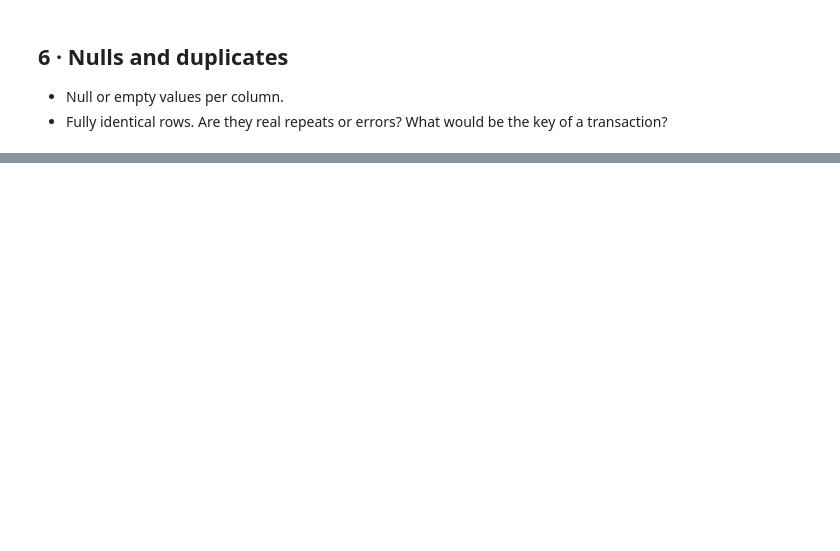
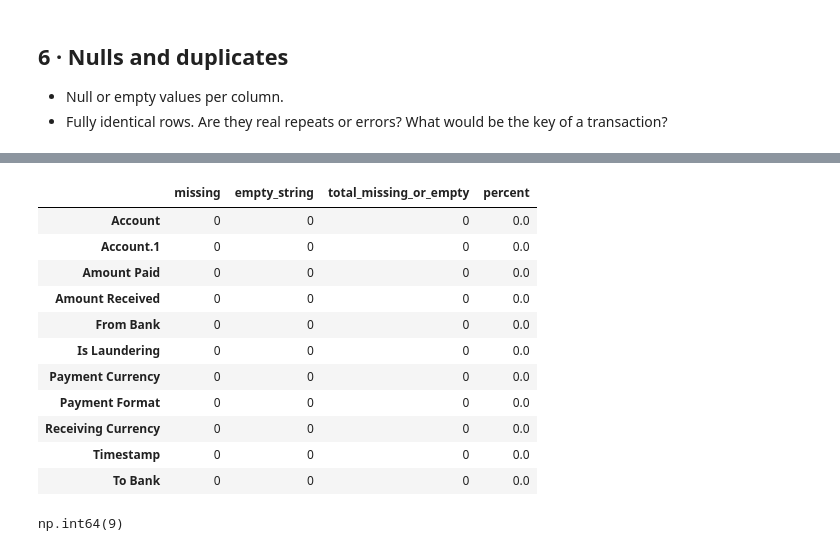
Before and after one commit to powerzarse/AML_Layerwatch, a Jupyter notebook: notebooks/01_raw_data_profiling.ipynb, the cells around one changed output, grey strips where cells are left out. Cells and saved outputs as stored; diff of their text form; code cells hidden in the pictures; blank space fills up the shorter version.

Commit message:
Data Analysis Raw

```diff
--- a/notebooks/01_raw_data_profiling.ipynb
+++ b/notebooks/01_raw_data_profiling.ipynb
@@ -79,0 +337,34 @@ TRANS_CSV.exists(), PATTERNS_TXT.exists(), ACCOUNTS_CSV.exists()
+# %%
+# Nulls plus empty or whitespace-only strings per column
+text_cols = transaction.select_dtypes(include=["object", "string"]).columns
+
+empty = transaction[text_cols].apply(lambda col: col.str.fullmatch(r"\s*", na=False))
+
+overview = (
+    pd.DataFrame({"missing": transaction.isna().sum(), "empty_string": empty.sum()})
+    .fillna(0)
+    .astype(int)
+)
+
+overview["total_missing_or_empty"] = overview["missing"] + overview["empty_string"]
+overview["percent"] = (overview["total_missing_or_empty"] / len(transaction) * 100).round(2)
+
+overview.sort_values("total_missing_or_empty", ascending=False)
+# %% [output]
+|  | missing | empty_string | total_missing_or_empty | percent |
+| Account | 0 | 0 | 0 | 0.0 |
+| Account.1 | 0 | 0 | 0 | 0.0 |
+| Amount Paid | 0 | 0 | 0 | 0.0 |
+| Amount Received | 0 | 0 | 0 | 0.0 |
+| From Bank | 0 | 0 | 0 | 0.0 |
+| Is Laundering | 0 | 0 | 0 | 0.0 |
+| Payment Currency | 0 | 0 | 0 | 0.0 |
+| Payment Format | 0 | 0 | 0 | 0.0 |
+| Receiving Currency | 0 | 0 | 0 | 0.0 |
+| Timestamp | 0 | 0 | 0 | 0.0 |
+| To Bank | 0 | 0 | 0 | 0.0 |
+# %%
+# Fully identical rows (all 11 columns equal)
+transaction.duplicated().sum()
+# %% [output]
+np.int64(9)
```
Also changed, not shown: parts of 31 cells of this notebook, 7 other files.
